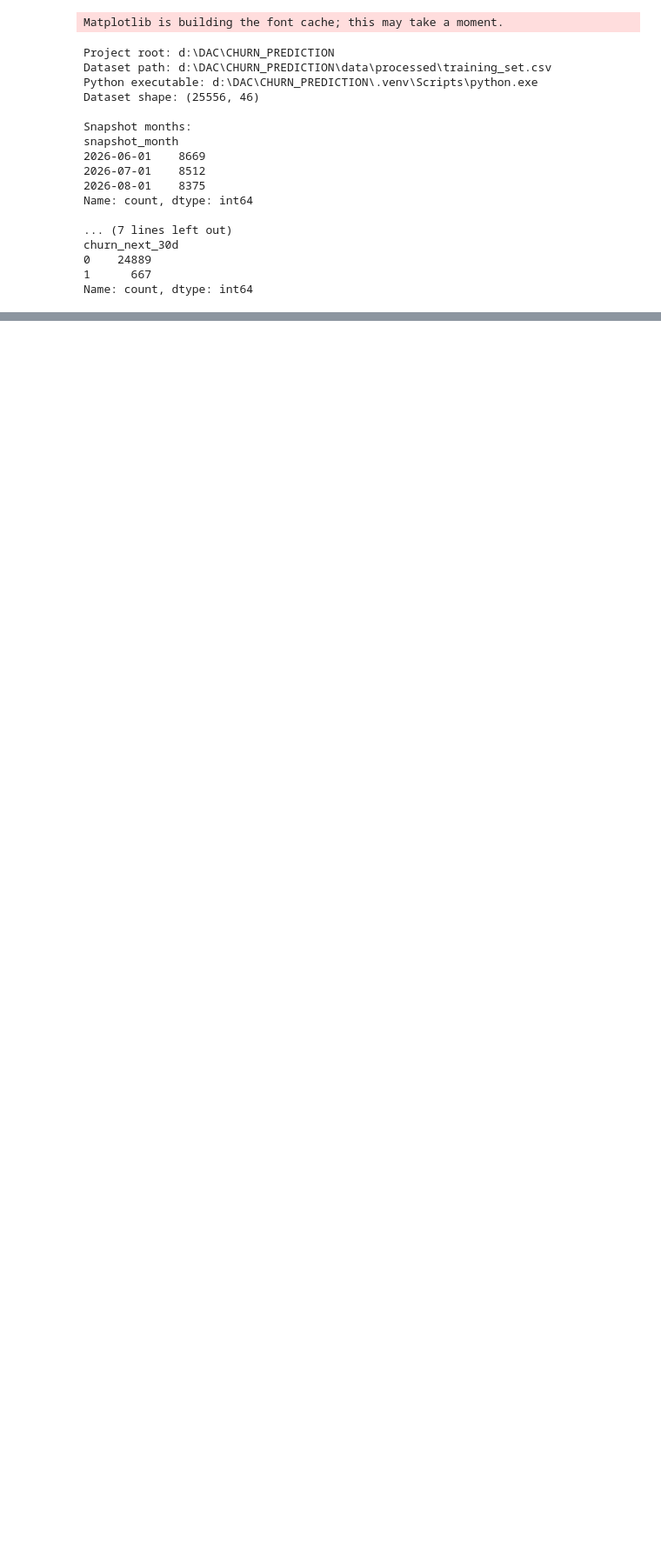
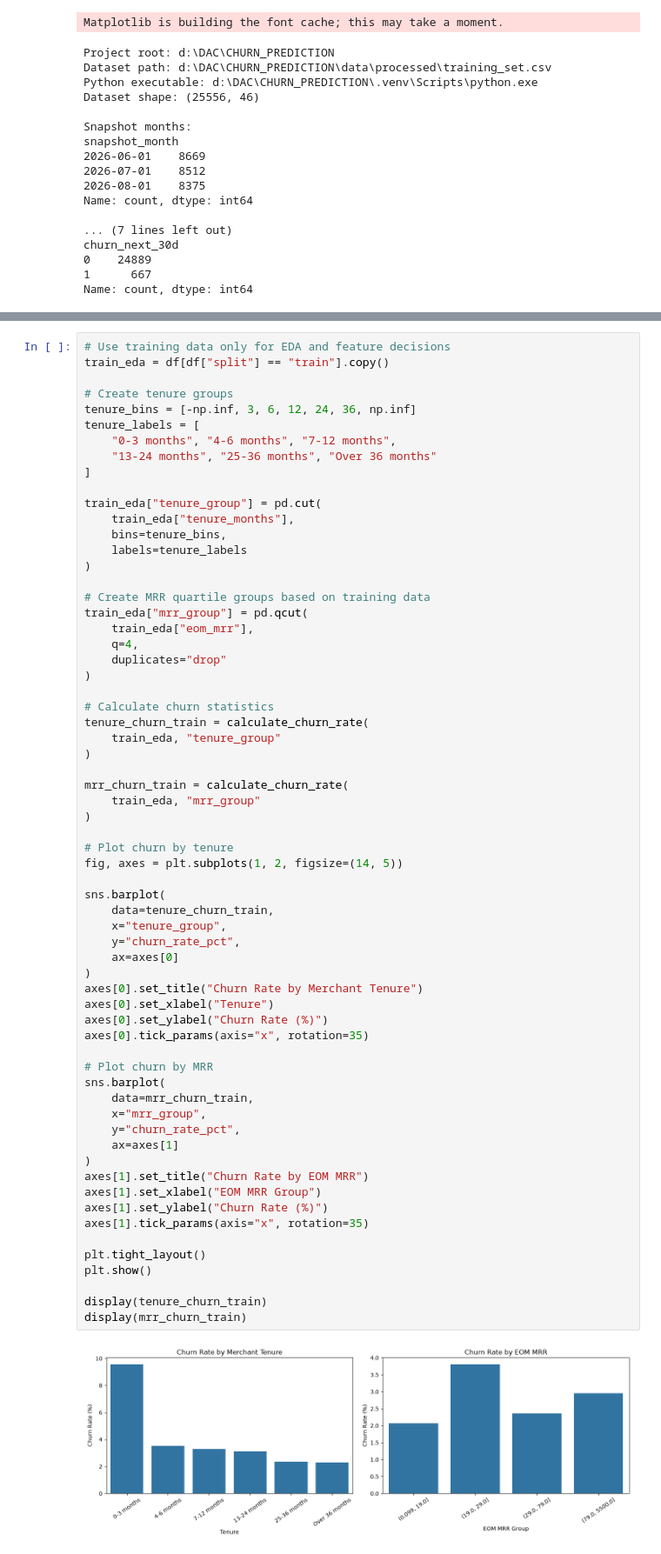
Before and after one commit to LinhNguyenkhanh123/churn-prediction, a Jupyter notebook: notebooks/eda.ipynb, the cells around one changed output, grey strips where cells are left out. Shown at 87% size. Cells and saved outputs as stored; diff of their text form; blank space fills up the shorter version.

```diff
--- a/notebooks/eda.ipynb
+++ b/notebooks/eda.ipynb
@@ -89,0 +169,66 @@ Name: count, dtype: int64
+# %%
+# Use training data only for EDA and feature decisions
+train_eda = df[df["split"] == "train"].copy()
+
+# Create tenure groups
+tenure_bins = [-np.inf, 3, 6, 12, 24, 36, np.inf]
+tenure_labels = [
+    "0-3 months", "4-6 months", "7-12 months",
+    "13-24 months", "25-36 months", "Over 36 months"
+]
+
+train_eda["tenure_group"] = pd.cut(
+    train_eda["tenure_months"],
+    bins=tenure_bins,
+    labels=tenure_labels
+)
+
+# Create MRR quartile groups based on training data
+train_eda["mrr_group"] = pd.qcut(
+    train_eda["eom_mrr"],
+    q=4,
+    duplicates="drop"
+)
+
+# Calculate churn statistics
+tenure_churn_train = calculate_churn_rate(
+    train_eda, "tenure_group"
+)
+
+mrr_churn_train = calculate_churn_rate(
+    train_eda, "mrr_group"
+)
+
+# Plot churn by tenure
+fig, axes = plt.subplots(1, 2, figsize=(14, 5))
+
+sns.barplot(
+    data=tenure_churn_train,
+    x="tenure_group",
+    y="churn_rate_pct",
+    ax=axes[0]
+)
+axes[0].set_title("Churn Rate by Merchant Tenure")
+axes[0].set_xlabel("Tenure")
+axes[0].set_ylabel("Churn Rate (%)")
+axes[0].tick_params(axis="x", rotation=35)
+
+# Plot churn by MRR
+sns.barplot(
+    data=mrr_churn_train,
+    x="mrr_group",
+    y="churn_rate_pct",
+    ax=axes[1]
+)
+axes[1].set_title("Churn Rate by EOM MRR")
+axes[1].set_xlabel("EOM MRR Group")
+axes[1].set_ylabel("Churn Rate (%)")
+axes[1].tick_params(axis="x", rotation=35)
+
+plt.tight_layout()
+plt.show()
+
+display(tenure_churn_train)
+display(mrr_churn_train)
+# %% [output]
+[figure, added]
```
Also changed, not shown: parts of 57 cells of this notebook.
